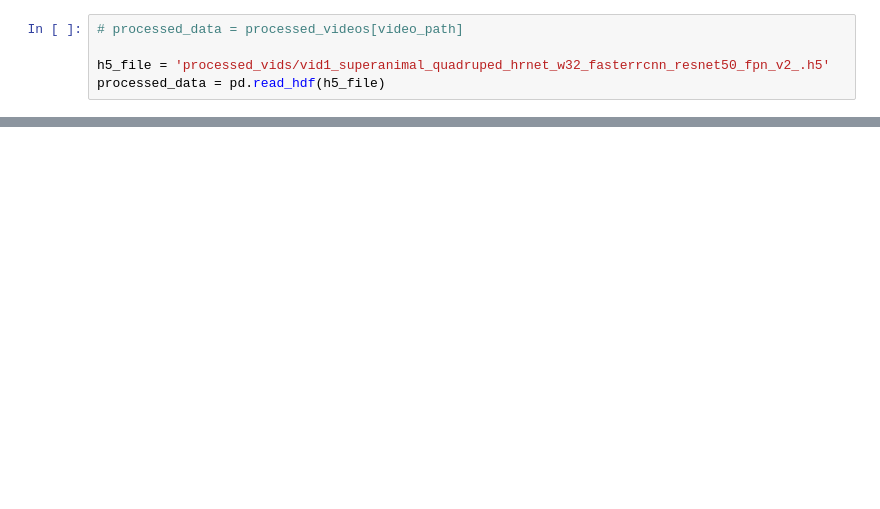
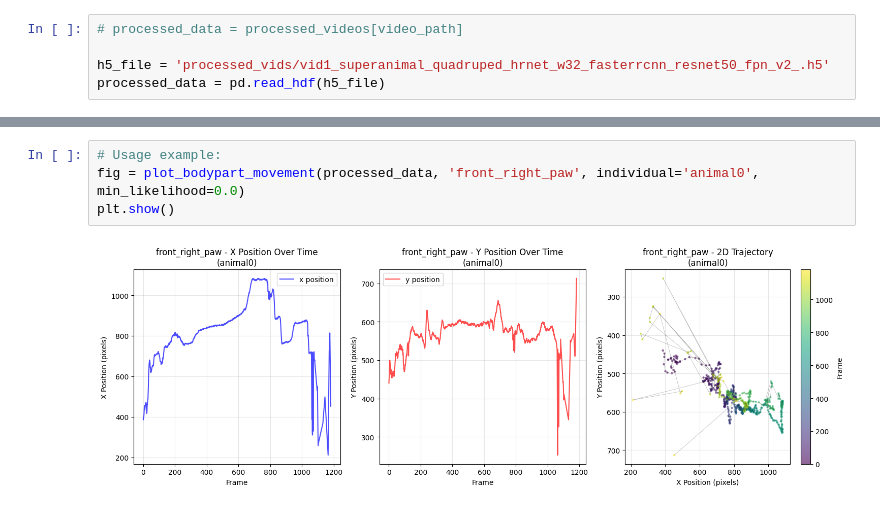
Before and after one commit to jexiao8211/datafawn, a Jupyter notebook: test.ipynb, the cells around one changed output, grey strips where cells are left out. Saved outputs shown, nothing was run; the diff lists cells and outputs as text; blank space fills up the shorter version.

```diff
--- a/test.ipynb
+++ b/test.ipynb
@@ -127,0 +137,6 @@ processed_data
+# %%
+# Usage example:
+fig = plot_bodypart_movement(processed_data, 'front_right_paw', individual='animal0', min_likelihood=0.0)
+plt.show()
+# %% [output]
+[figure, added]
```
Also changed, not shown: parts of 19 cells of this notebook, 4 other files.
